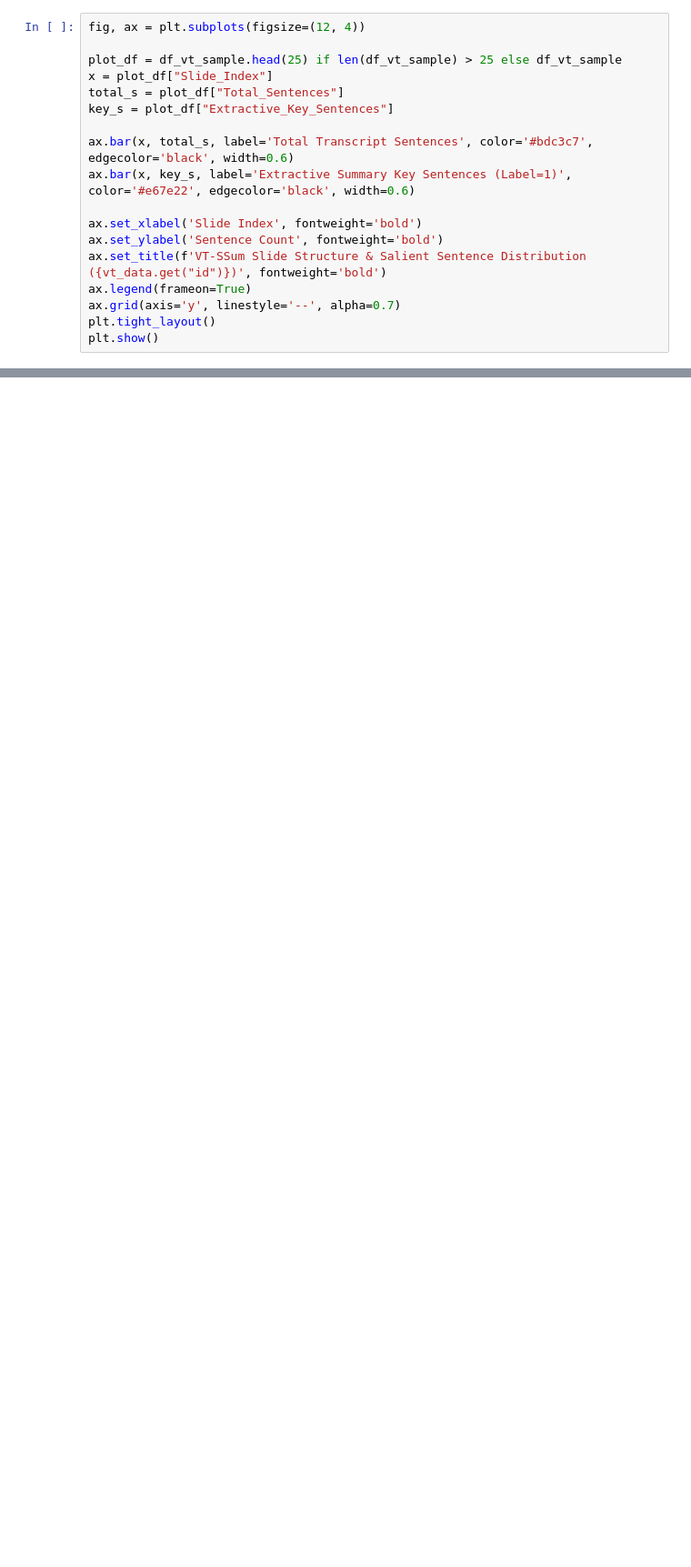
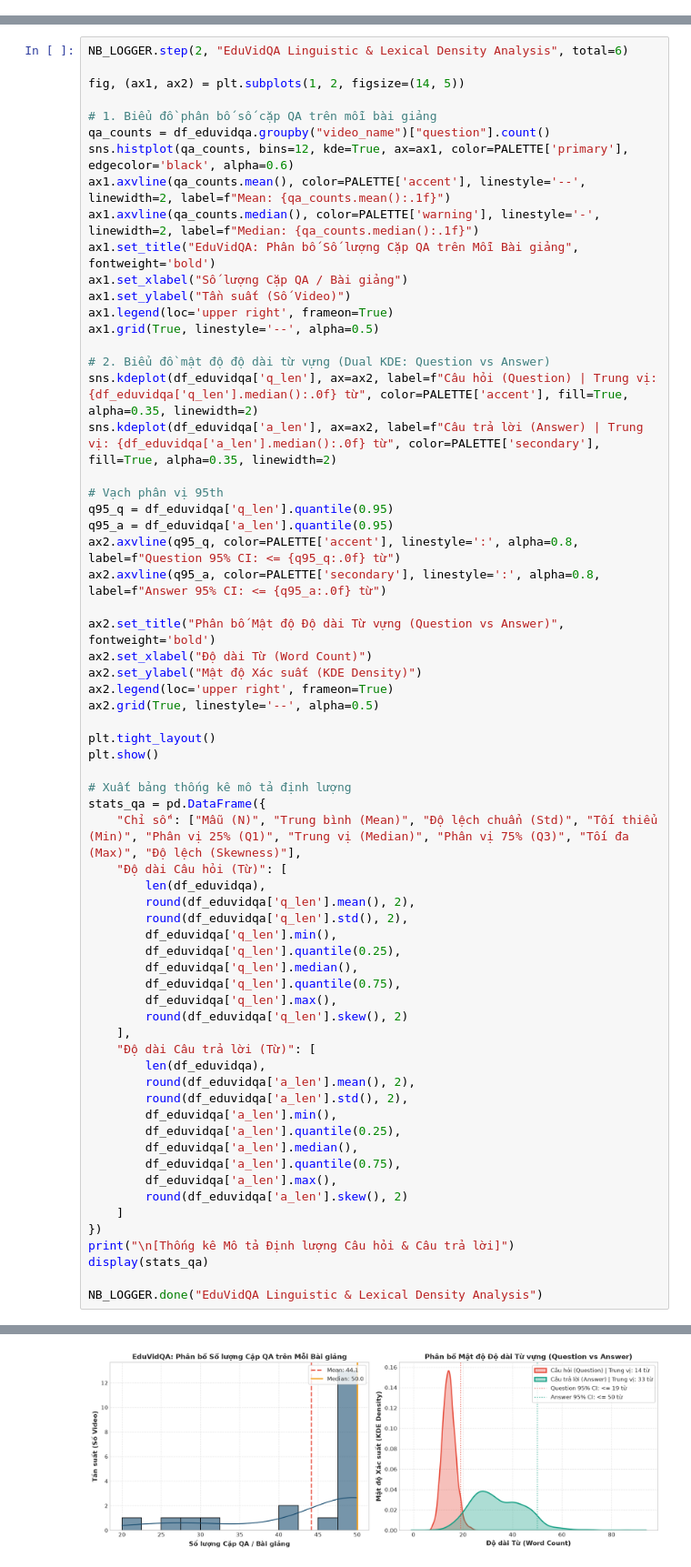
Before and after one commit to multimodal-lecture-summarizer/multimodal-lecture-summarizer, a Jupyter notebook: experiments/notebooks/01_phase1_qualification_and_pilot.ipynb, the cells around one changed output, grey strips where cells are left out. Shown at 91% size. Drawn from its saved outputs; the diff is of its cells as text; blank space fills up the shorter version.

```diff
--- a/experiments/notebooks/01_phase1_qualification_and_pilot.ipynb
+++ b/experiments/notebooks/01_phase1_qualification_and_pilot.ipynb
@@ -318,18 +128,0 @@ NB_LOGGER.done("Load VT-SSum sample lecture", extra={"elapsed_sec": round(_time.
-# %%
-fig, ax = plt.subplots(figsize=(12, 4))
-
-plot_df = df_vt_sample.head(25) if len(df_vt_sample) > 25 else df_vt_sample
-x = plot_df["Slide_Index"]
-total_s = plot_df["Total_Sentences"]
-key_s = plot_df["Extractive_Key_Sentences"]
-
-ax.bar(x, total_s, label='Total Transcript Sentences', color='#bdc3c7', edgecolor='black', width=0.6)
-ax.bar(x, key_s, label='Extractive Summary Key Sentences (Label=1)', color='#e67e22', edgecolor='black', width=0.6)
-
-ax.set_xlabel('Slide Index', fontweight='bold')
-ax.set_ylabel('Sentence Count', fontweight='bold')
-ax.set_title(f'VT-SSum Slide Structure & Salient Sentence Distribution ({vt_data.get("id")})', fontweight='bold')
-ax.legend(frameon=True)
-ax.grid(axis='y', linestyle='--', alpha=0.7)
-plt.tight_layout()
-plt.show()
@@ -428,0 +321,66 @@ plt.show()
+# %%
+NB_LOGGER.step(2, "EduVidQA Linguistic & Lexical Density Analysis", total=6)
+
+fig, (ax1, ax2) = plt.subplots(1, 2, figsize=(14, 5))
+
+# 1. Biểu đồ phân bố số cặp QA trên mỗi bài giảng
+qa_counts = df_eduvidqa.groupby("video_name")["question"].count()
+sns.histplot(qa_counts, bins=12, kde=True, ax=ax1, color=PALETTE['primary'], edgecolor='black', alpha=0.6)
+ax1.axvline(qa_counts.mean(), color=PALETTE['accent'], linestyle='--', linewidth=2, label=f"Mean: {qa_counts.mean():.1f}")
+ax1.axvline(qa_counts.median(), color=PALETTE['warning'], linestyle='-', linewidth=2, label=f"Median: {qa_counts.median():.1f}")
+ax1.set_title("EduVidQA: Phân bố Số lượng Cặp QA trên Mỗi Bài giảng", fontweight='bold')
+ax1.set_xlabel("Số lượng Cặp QA / Bài giảng")
+ax1.set_ylabel("Tần suất (Số Video)")
+ax1.legend(loc='upper right', frameon=True)
+ax1.grid(True, linestyle='--', alpha=0.5)
+
+# 2. Biểu đồ mật độ độ dài từ vựng (Dual KDE: Question vs Answer)
+sns.kdeplot(df_eduvidqa['q_len'], ax=ax2, label=f"Câu hỏi (Question) | Trung vị: {df_eduvidqa['q_len'].median():.0f} từ", color=PALETTE['accent'], fill=True, alpha=0.35, linewidth=2)
+sns.kdeplot(df_eduvidqa['a_len'], ax=ax2, label=f"Câu trả lời (Answer) | Trung vị: {df_eduvidqa['a_len'].median():.0f} từ", color=PALETTE['secondary'], fill=True, alpha=0.35, linewidth=2)
+
+# Vạch phân vị 95th
+q95_q = df_eduvidqa['q_len'].quantile(0.95)
+q95_a = df_eduvidqa['a_len'].quantile(0.95)
+ax2.axvline(q95_q, color=PALETTE['accent'], linestyle=':', alpha=0.8, label=f"Question 95% CI: <= {q95_q:.0f} từ")
+ax2.axvline(q95_a, color=PALETTE['secondary'], linestyle=':', alpha=0.8, label=f"Answer 95% CI: <= {q95_a:.0f} từ")
+
+ax2.set_title("Phân bố Mật độ Độ dài Từ vựng (Question vs Answer)", fontweight='bold')
+ax2.set_xlabel("Độ dài Từ (Word Count)")
+ax2.set_ylabel("Mật độ Xác suất (KDE Density)")
+ax2.legend(loc='upper right', frameon=True)
+ax2.grid(True, linestyle='--', alpha=0.5)
+
+plt.tight_layout()
+plt.show()
+
+# Xuất bảng thống kê mô tả định lượng
+stats_qa = pd.DataFrame({
+    "Chỉ số": ["Mẫu (N)", "Trung bình (Mean)", "Độ lệch chuẩn (Std)", "Tối thiểu (Min)", "Phân vị 25% (Q1)", "Trung vị (Median)", "Phân vị 75% (Q3)", "Tối đa (Max)", "Độ lệch (Skewness)"],
+    "Độ dài Câu hỏi (Từ)": [
+        len(df_eduvidqa),
+        round(df_eduvidqa['q_len'].mean(), 2),
+        round(df_eduvidqa['q_len'].std(), 2),
+        df_eduvidqa['q_len'].min(),
+        df_eduvidqa['q_len'].quantile(0.25),
+        df_eduvidqa['q_len'].median(),
+        df_eduvidqa['q_len'].quantile(0.75),
+        df_eduvidqa['q_len'].max(),
+        round(df_eduvidqa['q_len'].skew(), 2)
+    ],
+    "Độ dài Câu trả lời (Từ)": [
+        len(df_eduvidqa),
+        round(df_eduvidqa['a_len'].mean(), 2),
+        round(df_eduvidqa['a_len'].std(), 2),
+        df_eduvidqa['a_len'].min(),
+        df_eduvidqa['a_len'].quantile(0.25),
+        df_eduvidqa['a_len'].median(),
+        df_eduvidqa['a_len'].quantile(0.75),
+        df_eduvidqa['a_len'].max(),
+        round(df_eduvidqa['a_len'].skew(), 2)
+    ]
+})
+print("\n[Thống kê Mô tả Định lượng Câu hỏi & Câu trả lời]")
+display(stats_qa)
+
+NB_LOGGER.done("EduVidQA Linguistic & Lexical Density Analysis")
+# %% [output]
@@ -428,0 +388 @@ plt.show()
+[figure, added]
```
Also changed, not shown: parts of 31 cells of this notebook, 3 other files.
